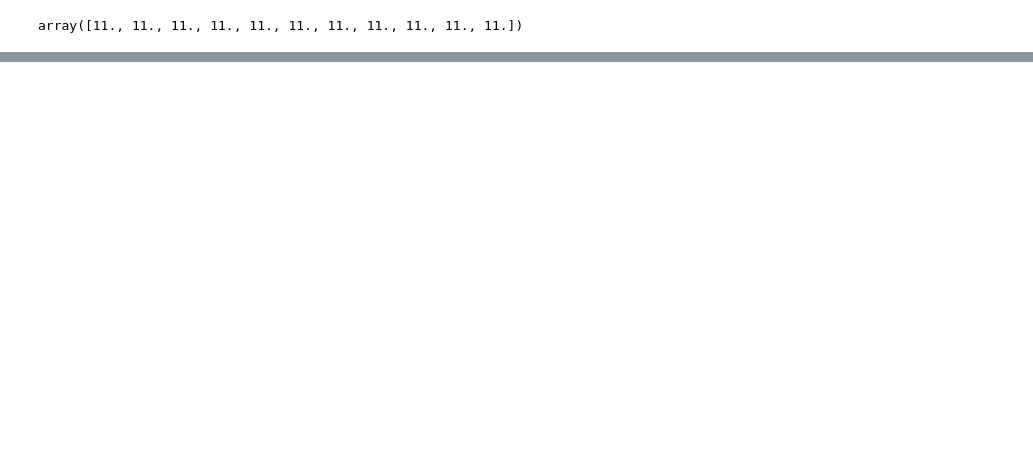
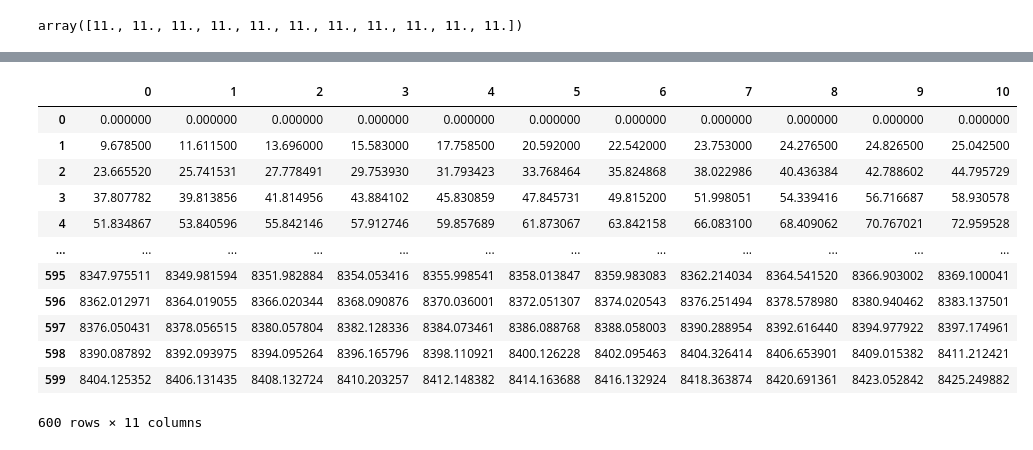
Before and after one commit to targoons/gym-inventory, a Jupyter notebook: gym_analysis_Group6.ipynb, the cells around one changed output, grey strips where cells are left out. Saved outputs shown, nothing was run; the diff lists cells and outputs as text; code cells hidden in the pictures; blank space fills up the shorter version.

```diff
--- a/gym_analysis_Group6.ipynb
+++ b/gym_analysis_Group6.ipynb
@@ -834,0 +918,17 @@ policy_df
+# %%
+value_df = pd.DataFrame(v)
+value_df
+# %% [output]
+|  | 0 | 1 | 2 | 3 | 4 | 5 | 6 | 7 | 8 | 9 | 10 |
+| 0 | 0.000000 | 0.000000 | 0.000000 | 0.000000 | 0.000000 | 0.000000 | 0.000000 | 0.000000 | 0.000000 | 0.000000 | 0.000000 |
+| 1 | 9.678500 | 11.611500 | 13.696000 | 15.583000 | 17.758500 | 20.592000 | 22.542000 | 23.753000 | 24.276500 | 24.826500 | 25.042500 |
+| 2 | 23.665520 | 25.741531 | 27.778491 | 29.753930 | 31.793423 | 33.768464 | 35.824868 | 38.022986 | 40.436384 | 42.788602 | 44.795729 |
+| 3 | 37.807782 | 39.813856 | 41.814956 | 43.884102 | 45.830859 | 47.845731 | 49.815200 | 51.998051 | 54.339416 | 56.716687 | 58.930578 |
+| 4 | 51.834867 | 53.840596 | 55.842146 | 57.912746 | 59.857689 | 61.873067 | 63.842158 | 66.083100 | 68.409062 | 70.767021 | 72.959528 |
+| ... | ... | ... | ... | ... | ... | ... | ... | ... | ... | ... | ... |
+| 595 | 8347.975511 | 8349.981594 | 8351.982884 | 8354.053416 | 8355.998541 | 8358.013847 | 8359.983083 | 8362.214034 | 8364.541520 | 8366.903002 | 8369.100041 |
+| 596 | 8362.012971 | 8364.019055 | 8366.020344 | 8368.090876 | 8370.036001 | 8372.051307 | 8374.020543 | 8376.251494 | 8378.578980 | 8380.940462 | 8383.137501 |
+| 597 | 8376.050431 | 8378.056515 | 8380.057804 | 8382.128336 | 8384.073461 | 8386.088768 | 8388.058003 | 8390.288954 | 8392.616440 | 8394.977922 | 8397.174961 |
+| 598 | 8390.087892 | 8392.093975 | 8394.095264 | 8396.165796 | 8398.110921 | 8400.126228 | 8402.095463 | 8404.326414 | 8406.653901 | 8409.015382 | 8411.212421 |
+| 599 | 8404.125352 | 8406.131435 | 8408.132724 | 8410.203257 | 8412.148382 | 8414.163688 | 8416.132924 | 8418.363874 | 8420.691361 | 8423.052842 | 8425.249882 |
+600 rows × 11 columns
```
Also changed, not shown: parts of 38 cells of this notebook.
